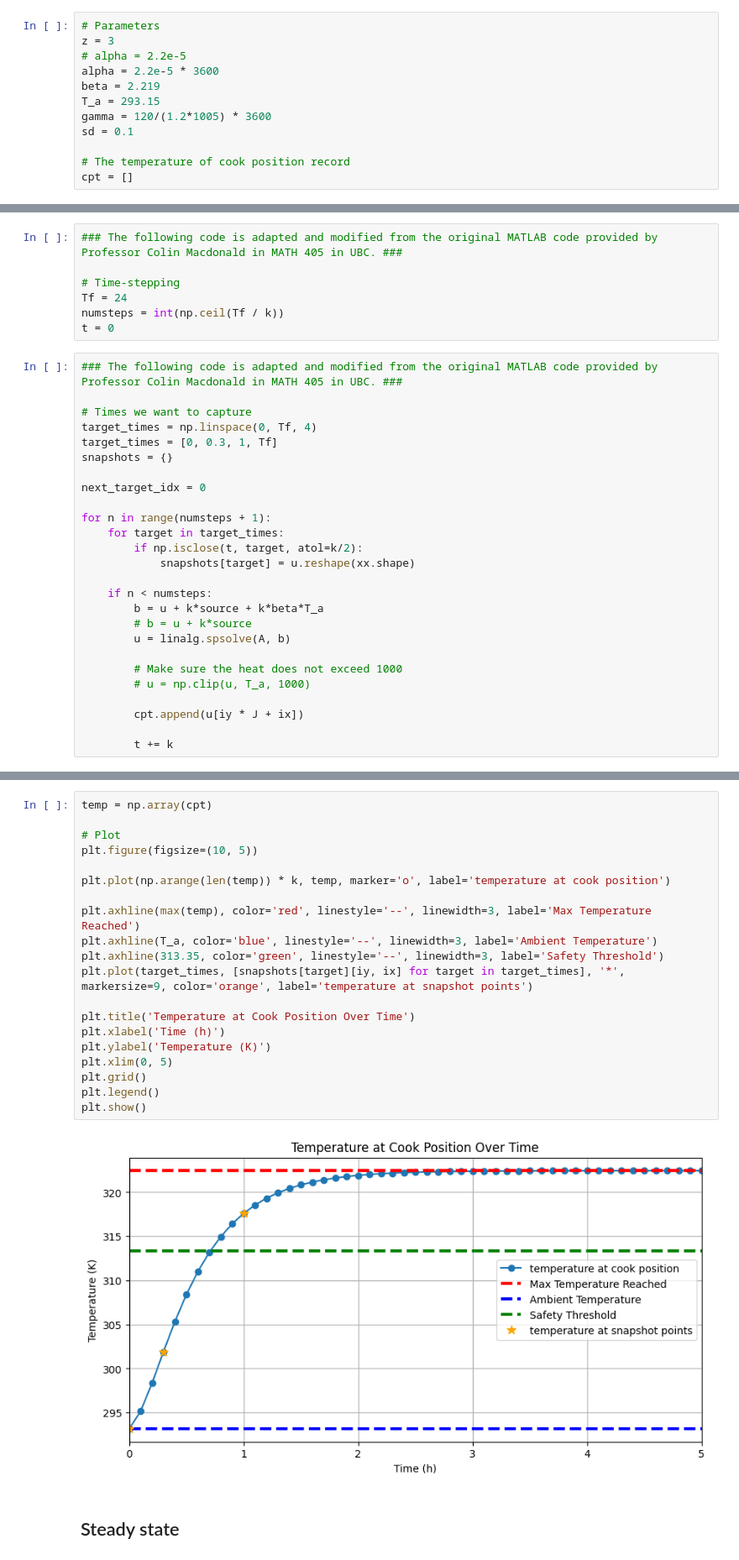
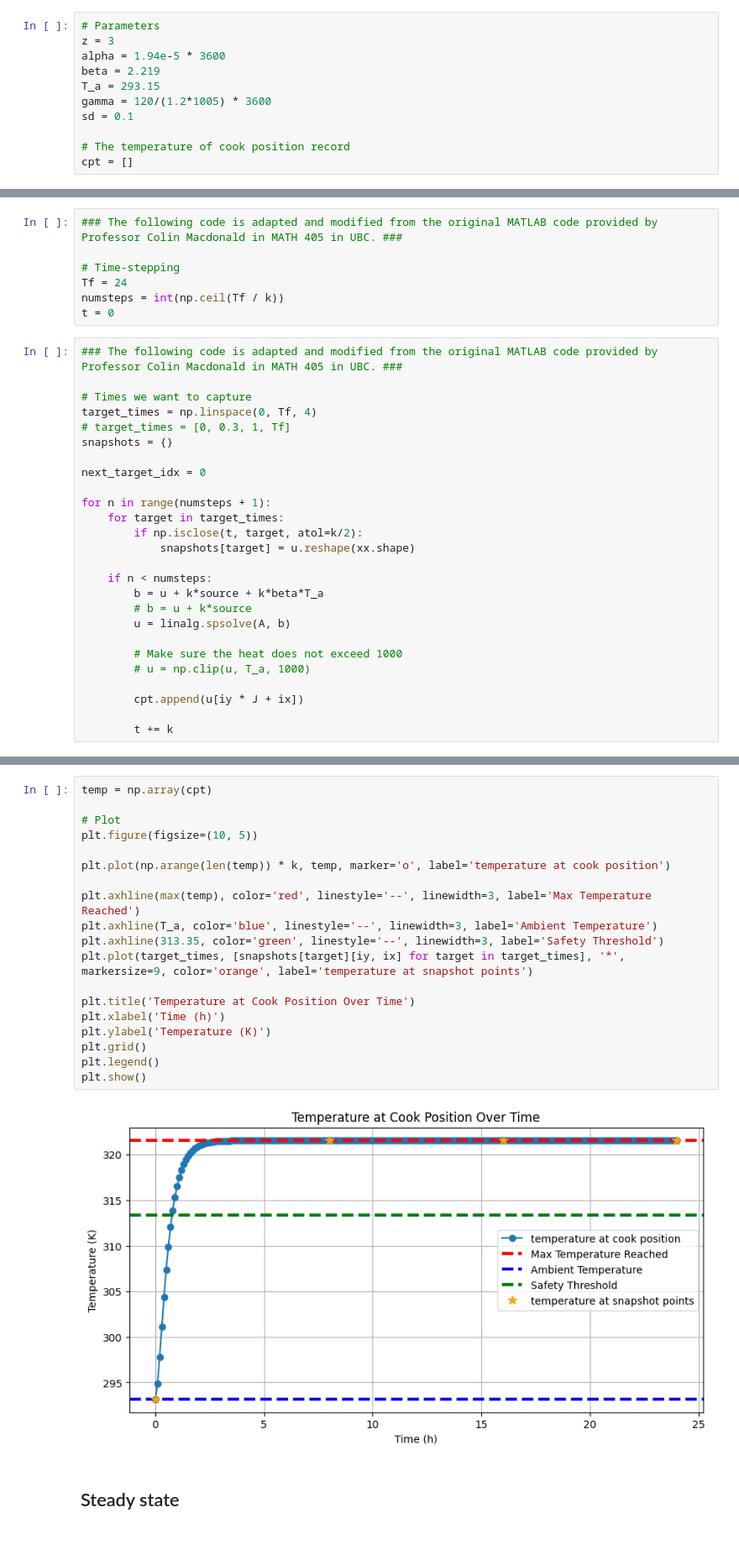
Before and after one commit to tusm06/MATH461_Unit03, a Jupyter notebook: main.ipynb, the cells around one changed output, grey strips where cells are left out. Shown at 84% size. Saved outputs shown, nothing was run; the diff lists cells and outputs as text.

```diff
--- a/main.ipynb
+++ b/main.ipynb
@@ -16,8 +16,7 @@ from matplotlib.animation import FuncAnimation
 # %%
 # Parameters
 z = 3
-# alpha = 2.2e-5
-alpha = 2.2e-5 * 3600
+alpha = 1.94e-5 * 3600
 beta = 2.219
 T_a = 293.15
 gamma = 120/(1.2*1005) * 3600
@@ -78,7 +77,7 @@ t = 0
 
 # Times we want to capture
 target_times = np.linspace(0, Tf, 4)
-target_times = [0, 0.3, 1, Tf]
+# target_times = [0, 0.3, 1, Tf]
 snapshots = {}
 
 next_target_idx = 0
@@ -145,25 +144,24 @@ plt.show()
 # %%
 temp = np.array(cpt)
 
 # Plot
 plt.figure(figsize=(10, 5))
 
 plt.plot(np.arange(len(temp)) * k, temp, marker='o', label='temperature at cook position')
 
 plt.axhline(max(temp), color='red', linestyle='--', linewidth=3, label='Max Temperature Reached')
 plt.axhline(T_a, color='blue', linestyle='--', linewidth=3, label='Ambient Temperature')
 plt.axhline(313.35, color='green', linestyle='--', linewidth=3, label='Safety Threshold')
 plt.plot(target_times, [snapshots[target][iy, ix] for target in target_times], '*', markersize=9, color='orange', label='temperature at snapshot points')
 
 plt.title('Temperature at Cook Position Over Time')
 plt.xlabel('Time (h)')
 plt.ylabel('Temperature (K)')
-plt.xlim(0, 5)
 plt.grid()
 plt.legend()
 plt.show()
 # %% [output]
-[figure, old version]
+[figure, new version]
 # %% [markdown]
 ## Steady state
 # %% [markdown]
```
Also changed, not shown: parts of 1 cell of this notebook.
